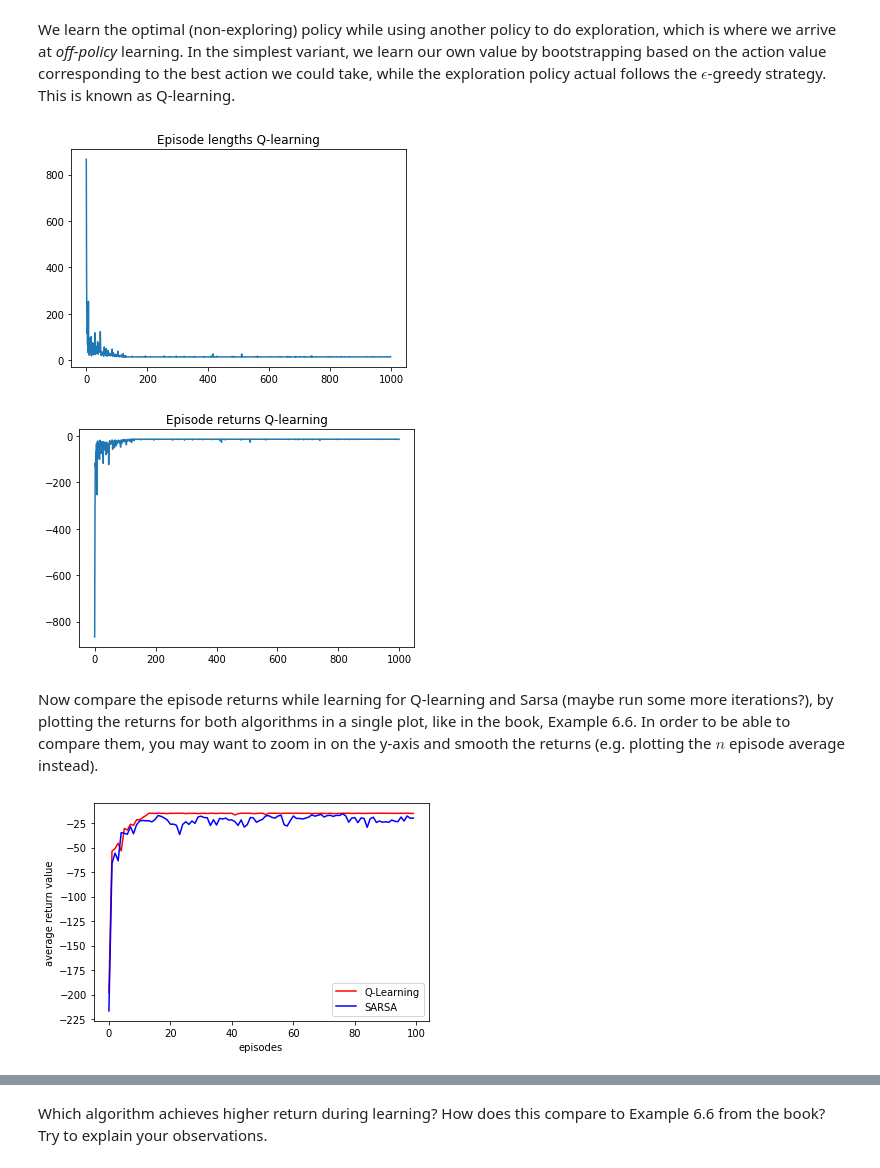
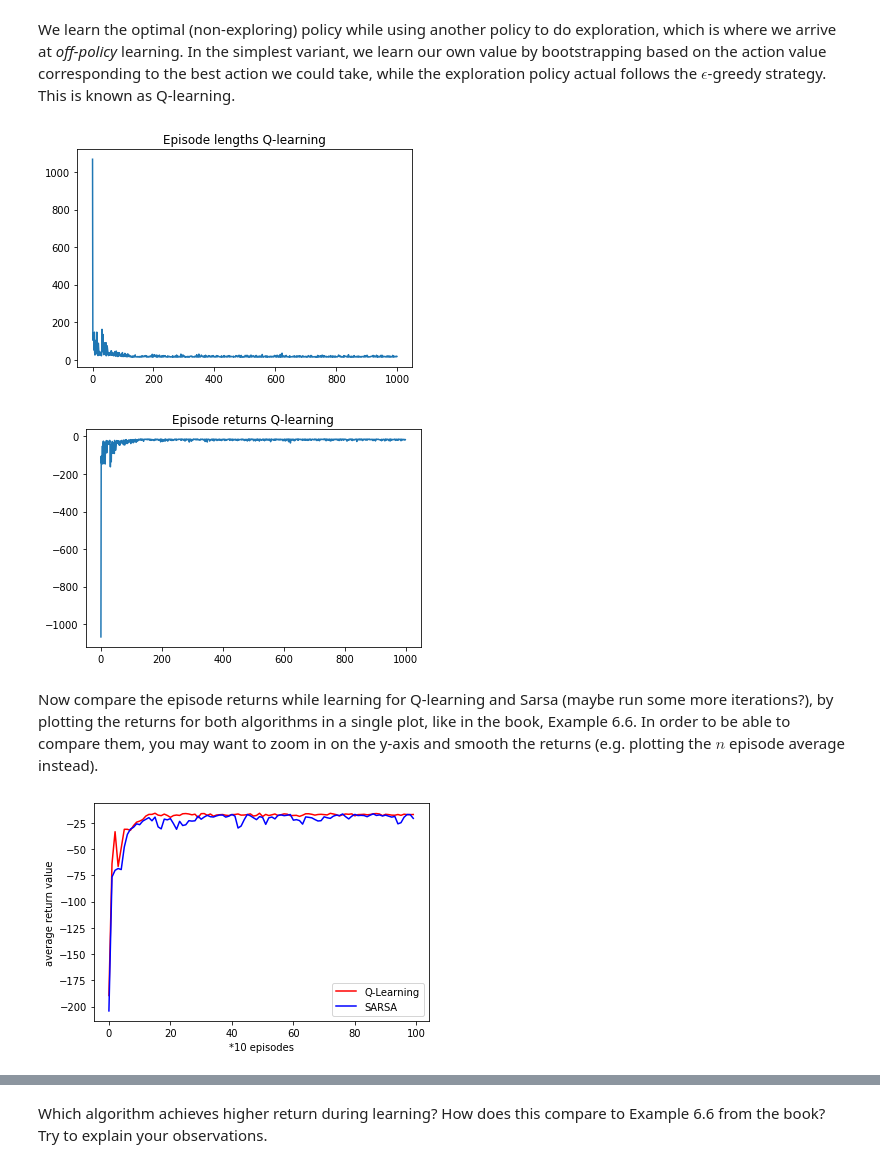
Before and after one commit to jan-huiskes/RL, a Jupyter notebook: lab2/Tim_10740929_10385657_lab2.ipynb, the cells around one changed output, grey strips where cells are left out. Drawn from its saved outputs; the diff is of its cells as text; code cells hidden in the pictures.

```diff
--- a/lab2/Tim_10740929_10385657_lab2.ipynb
+++ b/lab2/Tim_10740929_10385657_lab2.ipynb
@@ -153,52 +154,52 @@ def q_learning(env, num_episodes, discount_factor=1.0, alpha=0.5, epsilon=0.1, Q
 
     pol_greed = make_epsilon_greedy_policy(Q, 0, env.action_space.n)
 
-    for i_episode in tqdm(range(num_episodes)):
+    for i_episode in range(num_episodes):
         i = 0
         R = 0
 
         s = env.reset()
-        a = policy(s)
+#         a = policy(s) # dit heb ik weggehaald
         while True:
+            a = policy(s) # dit heb ik toegevoegd
             s_next, reward, done, _ = env.step(a)
             i += 1
             R += reward
 
             if done:
                 break
             a_next = pol_greed(s_next)
             Q[s][a] = alpha * (reward + discount_factor * Q[s_next][a_next] - Q[s][a]) + Q[s][a]
             s = s_next
-            a = a_next
+#             a = a_next # dit heb ik weggehaald
 
         stats.append((i, R))
     episode_lengths, episode_returns = zip(*stats)
     return Q, (episode_lengths, episode_returns)
 
 Q_q_learning, (episode_lengths_q_learning, episode_returns_q_learning) = q_learning(env, 1000)
 
 # We will help you with plotting this time
 plt.plot(episode_lengths_q_learning)
 plt.title('Episode lengths Q-learning')
 plt.show()
 plt.plot(episode_returns_q_learning)
 plt.title('Episode returns Q-learning')
 plt.show()
 # %% [output]
-[figure, old version]
+[figure, new version]
-[figure, old version]
+[figure, new version]
 # %% [markdown]
 Now compare the episode returns while learning for Q-learning and Sarsa (maybe run some more iterations?), by plotting the returns for both algorithms in a single plot, like in the book, Example 6.6. In order to be able to compare them, you may want to zoom in on the y-axis and smooth the returns (e.g. plotting the $n$ episode average instead).
 # %%
-
 avg_rewards_q_learn = np.array(episode_returns_q_learning).reshape(-1, 10).mean(1)
 avg_rewards_sarsa = np.array(episode_returns_sarsa).reshape(-1, 10).mean(1)
 
 plt.plot(avg_rewards_q_learn, color='r', label='Q-Learning')
 plt.plot(avg_rewards_sarsa, color='b', label='SARSA')
 plt.legend()
-plt.xlabel('episodes')
+plt.xlabel('*10 episodes')
 plt.ylabel('average return value')
 plt.show()
 # %% [output]
-[figure, old version]
+[figure, new version]
```
Also changed, not shown: parts of 13 cells of this notebook, 2 other files.
